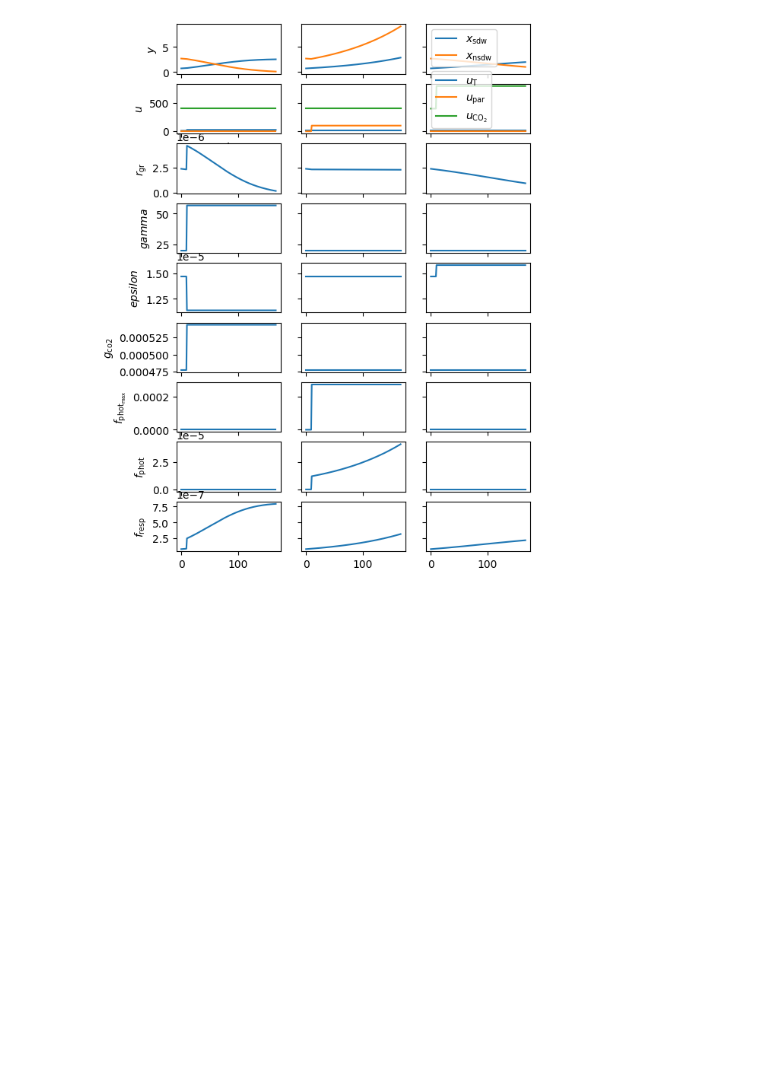
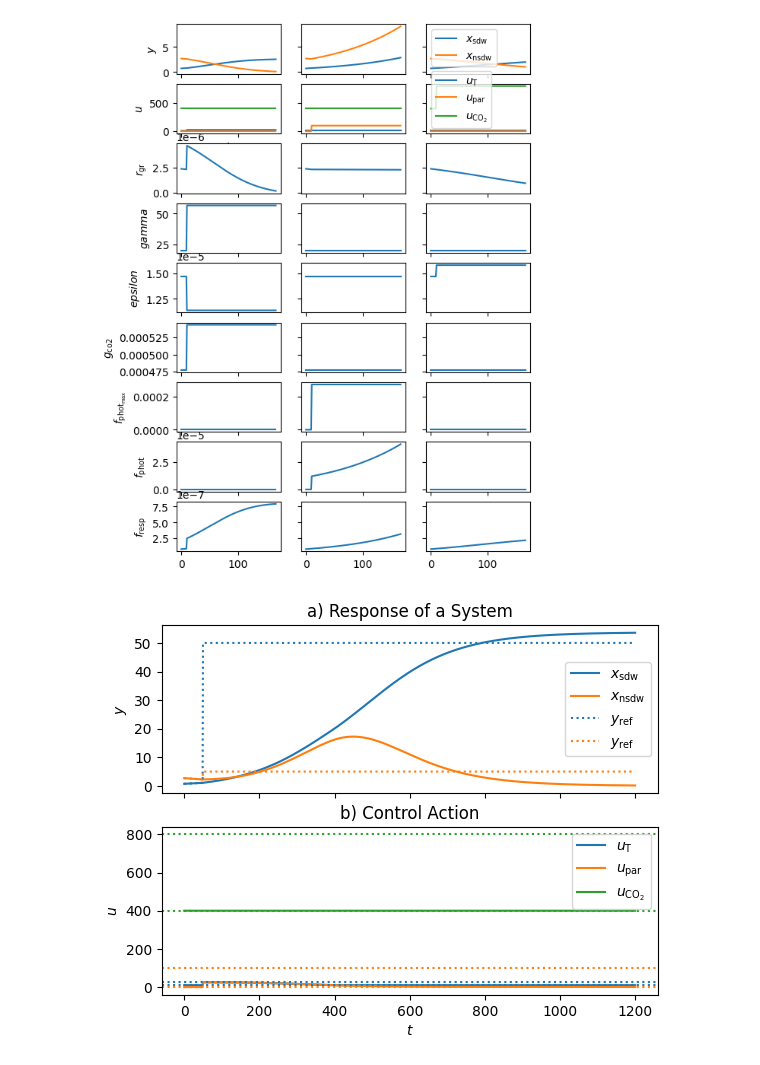
Before and after one commit to MarekWadinger/ecompc-greenhouse-platform, a Jupyter notebook: main.ipynb, the cells around one changed output. Saved outputs shown, nothing was run; the diff lists cells and outputs as text; code cells hidden in the pictures; blank space fills up the shorter version.

```diff
--- a/main.ipynb
+++ b/main.ipynb
@@ -116,3 +116,17 @@ axs[1, 2].legend()
 plt.show()
 # %% [output]
 [figure]
+# %%
+from core.generator import gen_u_naive_control, gen_ref_step
+
+u = partial(gen_u_naive_control, u_min=u_min, u_max=u_max)
+ref = partial(gen_ref_step, x_step=[50, 5])
+
+t_out, y_out, u_out, y_ref = simulate(
+    lettuce_growth_model, u=u, sim_time=1200, t_s=60 * 60, x0=x0, ref_gen=ref
+)
+# %%
+plot_response(t_out, y_out, u_out, y_ref=y_ref, u_min=u_min, u_max=u_max)
+plt.show()
+# %% [output]
+[figure, added]
```
Also changed, not shown: parts of 5 cells of this notebook, 1 other file.
